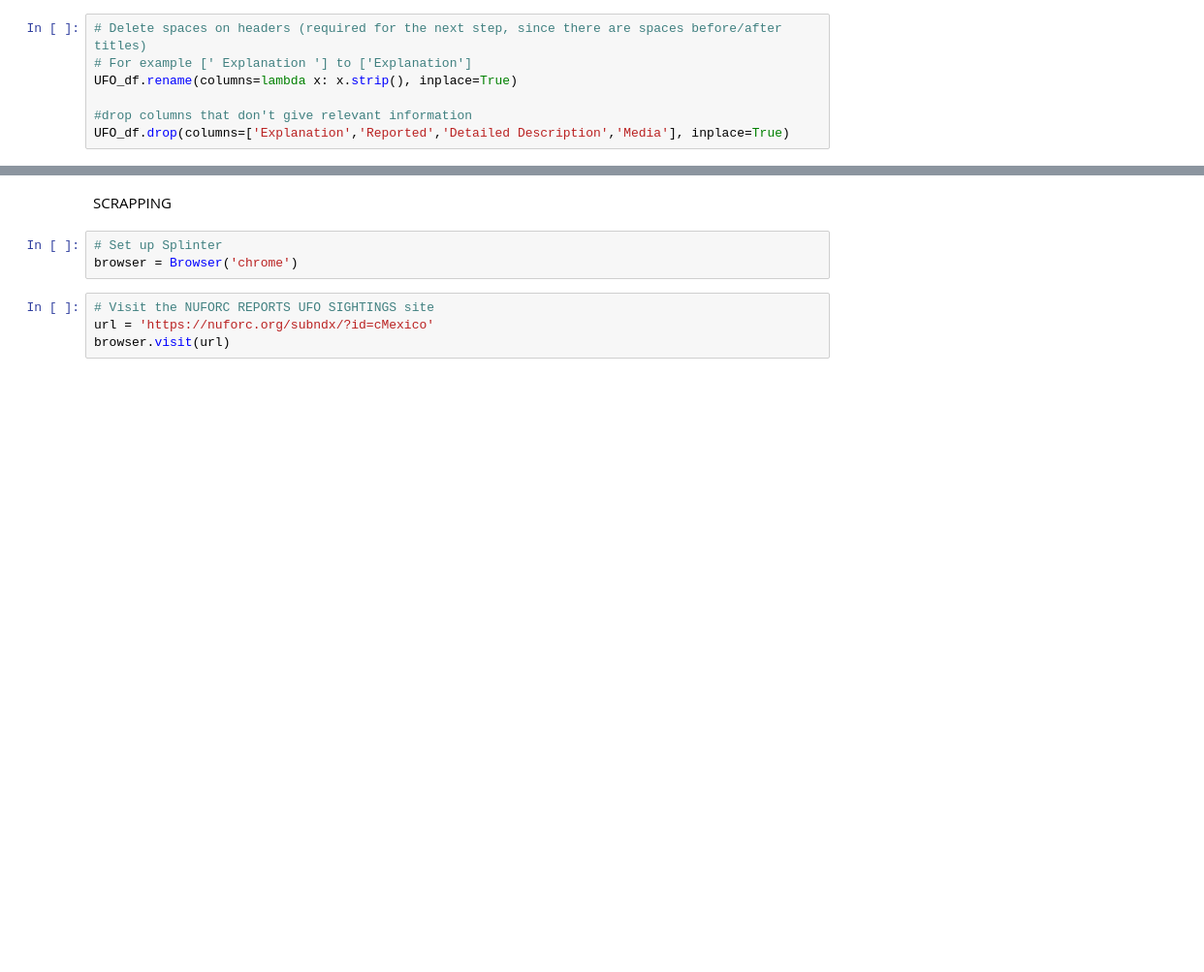
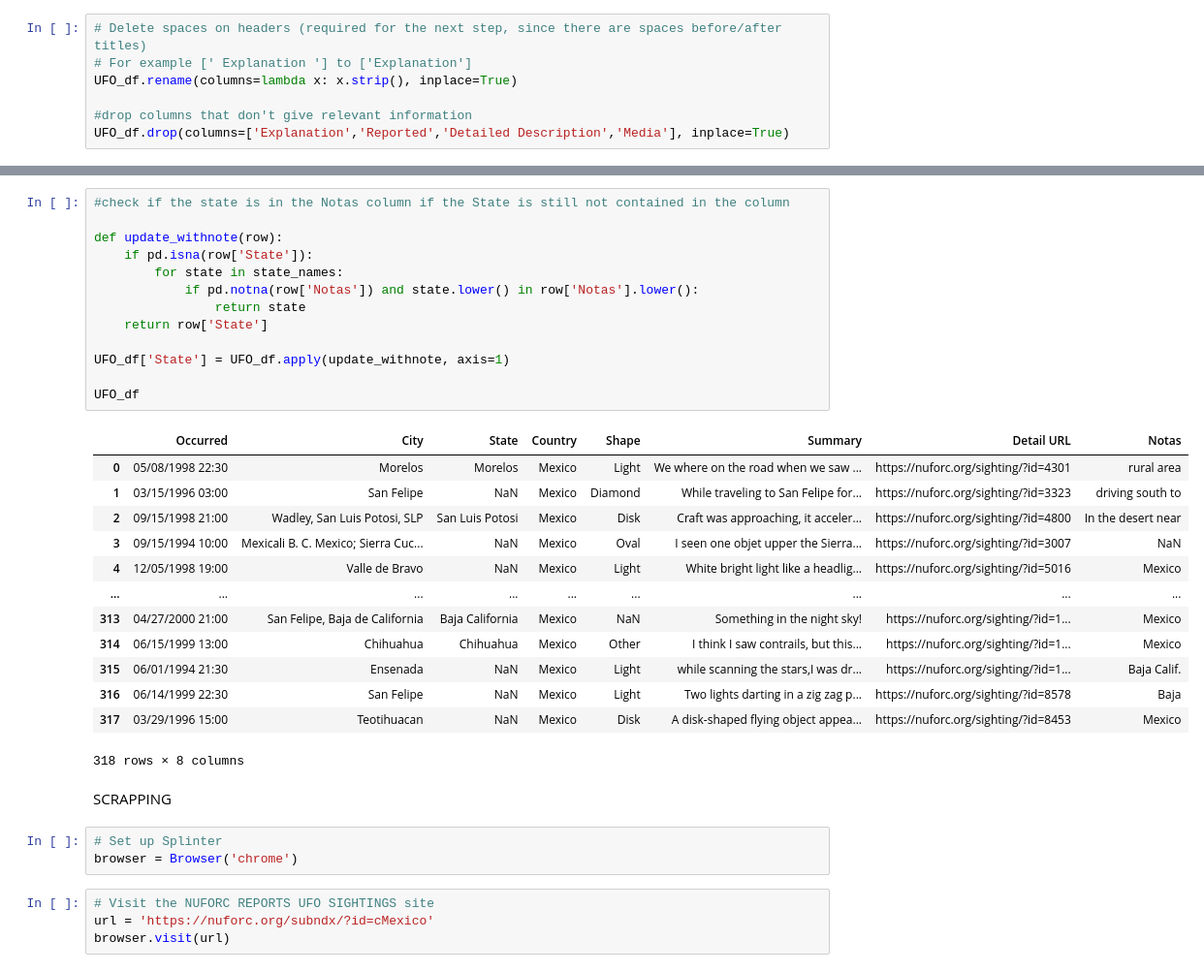
Before and after one commit to dgname/Project_3_UFOsightings, a Jupyter notebook: ufosightings.ipynb, the cells around one changed output, grey strips where cells are left out. Shown at 97% size. Cells and saved outputs as stored; diff of their text form; blank space fills up the shorter version.

```diff
--- a/ufosightings.ipynb
+++ b/ufosightings.ipynb
@@ -51,3 +134,30 @@ UFO_df.loc[UFO_df['State'] == 'Jalisco']
+# %%
+#check if the state is in the Notas column if the State is still not contained in the column
+
+def update_withnote(row):
+    if pd.isna(row['State']):
+        for state in state_names:
+            if pd.notna(row['Notas']) and state.lower() in row['Notas'].lower():
+                return state
+    return row['State']
+
+UFO_df['State'] = UFO_df.apply(update_withnote, axis=1)
+
+UFO_df
+# %% [output]
+|  | Occurred | City | State | Country | Shape | Summary | Detail URL | Notas |
+| 0 | 05/08/1998 22:30 | Morelos | Morelos | Mexico | Light | We where on the road when we saw ... | https://nuforc.org/sighting/?id=4301 | rural area |
+| 1 | 03/15/1996 03:00 | San Felipe | NaN | Mexico | Diamond | While traveling to San Felipe for... | https://nuforc.org/sighting/?id=3323 | driving south to |
+| 2 | 09/15/1998 21:00 | Wadley, San Luis Potosi, SLP | San Luis Potosi | Mexico | Disk | Craft was approaching, it acceler... | https://nuforc.org/sighting/?id=4800 | In the desert near |
+| 3 | 09/15/1994 10:00 | Mexicali B. C. Mexico; Sierra Cuc... | NaN | Mexico | Oval | I seen one objet upper the Sierra... | https://nuforc.org/sighting/?id=3007 | NaN |
+| 4 | 12/05/1998 19:00 | Valle de Bravo | NaN | Mexico | Light | White bright light like a headlig... | https://nuforc.org/sighting/?id=5016 | Mexico |
+| ... | ... | ... | ... | ... | ... | ... | ... | ... |
+| 313 | 04/27/2000 21:00 | San Felipe, Baja de California | Baja California | Mexico | NaN | Something in the night sky! | https://nuforc.org/sighting/?id=1... | Mexico |
+| 314 | 06/15/1999 13:00 | Chihuahua | Chihuahua | Mexico | Other | I think I saw contrails, but this... | https://nuforc.org/sighting/?id=1... | Mexico |
+| 315 | 06/01/1994 21:30 | Ensenada | NaN | Mexico | Light | while scanning the stars,I was dr... | https://nuforc.org/sighting/?id=1... | Baja Calif. |
+| 316 | 06/14/1999 22:30 | San Felipe | NaN | Mexico | Light | Two lights darting in a zig zag p... | https://nuforc.org/sighting/?id=8578 | Baja |
+| 317 | 03/29/1996 15:00 | Teotihuacan | NaN | Mexico | Disk | A disk-shaped flying object appea... | https://nuforc.org/sighting/?id=8453 | Mexico |
+318 rows × 8 columns
 # %% [markdown]
 SCRAPPING
 # %%
```
Also changed, not shown: parts of 7 cells of this notebook.
